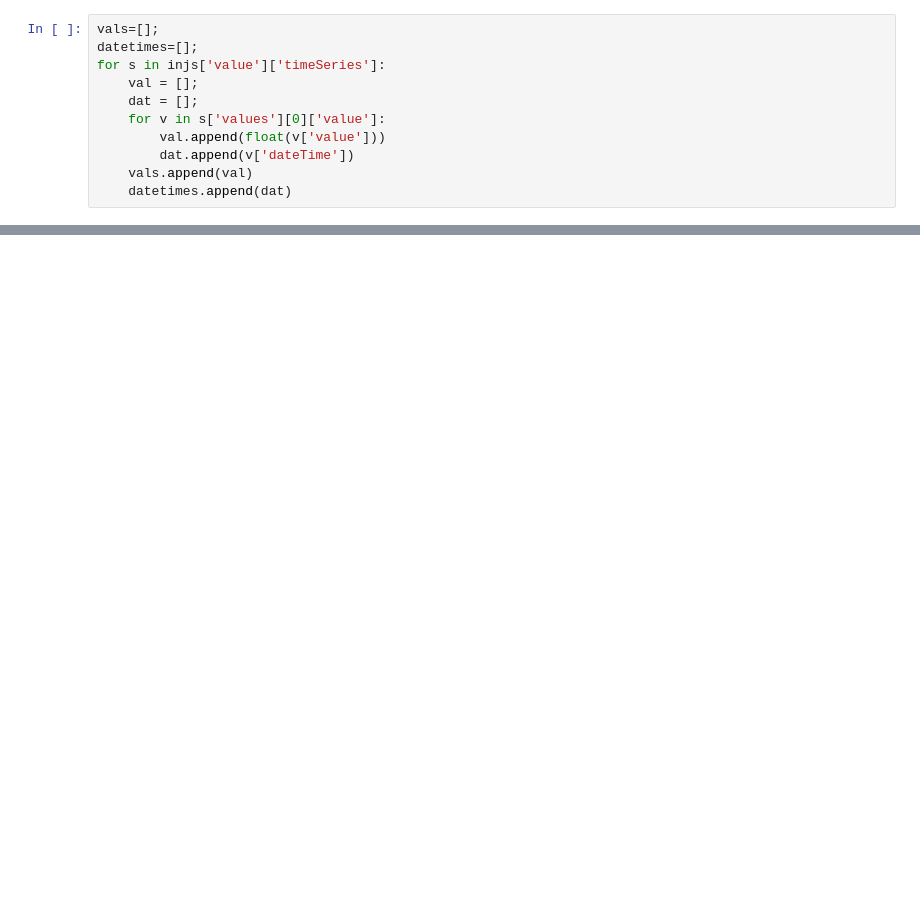
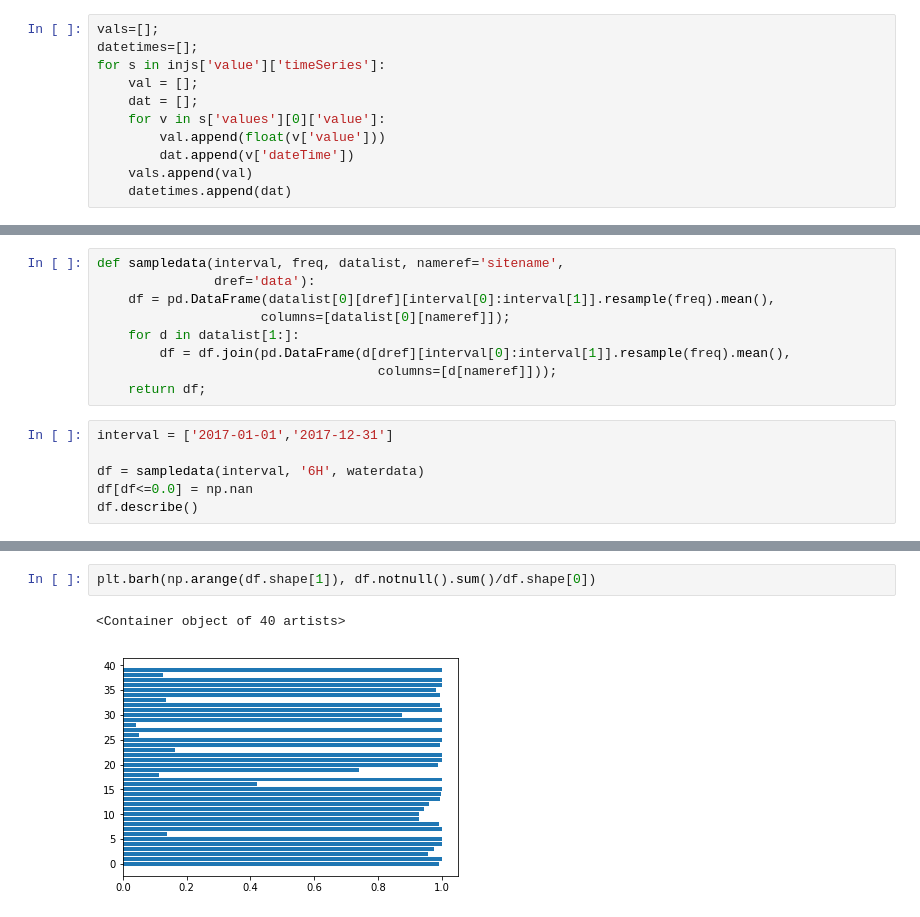
Before and after one commit to badGarnet/floodmap, a Jupyter notebook: Untitled.ipynb, the cells around one changed output, grey strips where cells are left out. Drawn from its saved outputs; the diff is of its cells as text; blank space fills up the shorter version.

```diff
--- a/Untitled.ipynb
+++ b/Untitled.ipynb
@@ -64,0 +165,15 @@ plt.plot
+# %%
+def sampledata(interval, freq, datalist, nameref='sitename',
+               dref='data'):
+    df = pd.DataFrame(datalist[0][dref][interval[0]:interval[1]].resample(freq).mean(),
+                     columns=[datalist[0][nameref]]);
+    for d in datalist[1:]:
+        df = df.join(pd.DataFrame(d[dref][interval[0]:interval[1]].resample(freq).mean(),
+                                    columns=[d[nameref]]));
+    return df;
+# %%
+interval = ['2017-01-01','2017-12-31']
+
+df = sampledata(interval, '6H', waterdata)
+df[df<=0.0] = np.nan
+df.describe()
@@ -64,0 +227,5 @@ plt.plot
+# %%
+plt.barh(np.arange(df.shape[1]), df.notnull().sum()/df.shape[0])
+# %% [output]
+<Container object of 40 artists>
+[figure, added]
```
Also changed, not shown: parts of 73 cells of this notebook, 4 other files.
